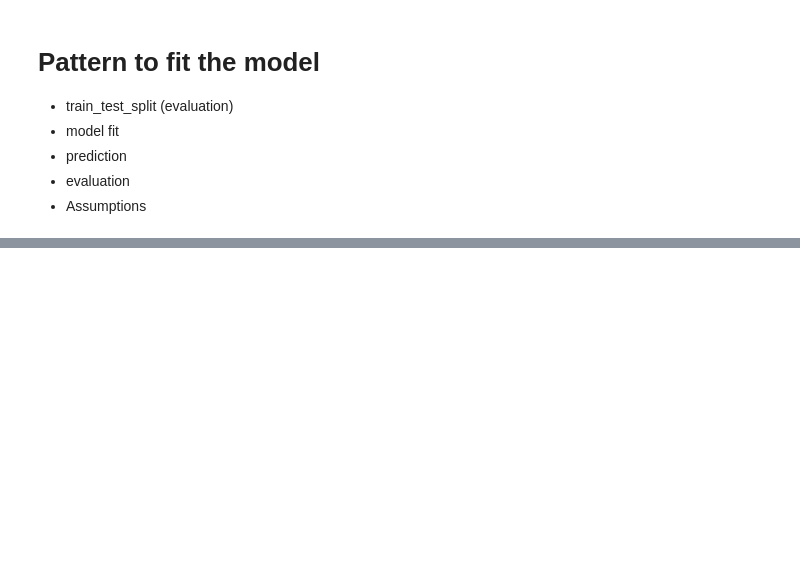
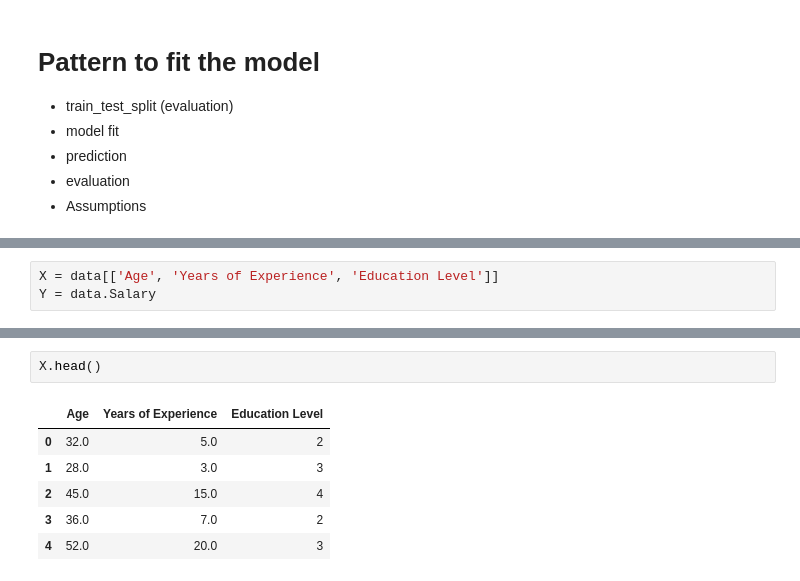
Before and after one commit to tilakpoudel/mds1, a Jupyter notebook: data-science/practice/linear-regression.ipynb, the cells around one changed output, grey strips where cells are left out. Drawn from its saved outputs; the diff is of its cells as text; blank space fills up the shorter version.

```diff
--- a/data-science/practice/linear-regression.ipynb
+++ b/data-science/practice/linear-regression.ipynb
@@ -521,0 +583,3 @@ plt.show()
+# %%
+X = data[['Age', 'Years of Experience', 'Education Level']]
+Y = data.Salary
@@ -521,0 +693,9 @@ plt.show()
+# %%
+X.head()
+# %% [output]
+|  | Age | Years of Experience | Education Level |
+| 0 | 32.0 | 5.0 | 2 |
+| 1 | 28.0 | 3.0 | 3 |
+| 2 | 45.0 | 15.0 | 4 |
+| 3 | 36.0 | 7.0 | 2 |
+| 4 | 52.0 | 20.0 | 3 |
```
Also changed, not shown: parts of 39 cells of this notebook.
